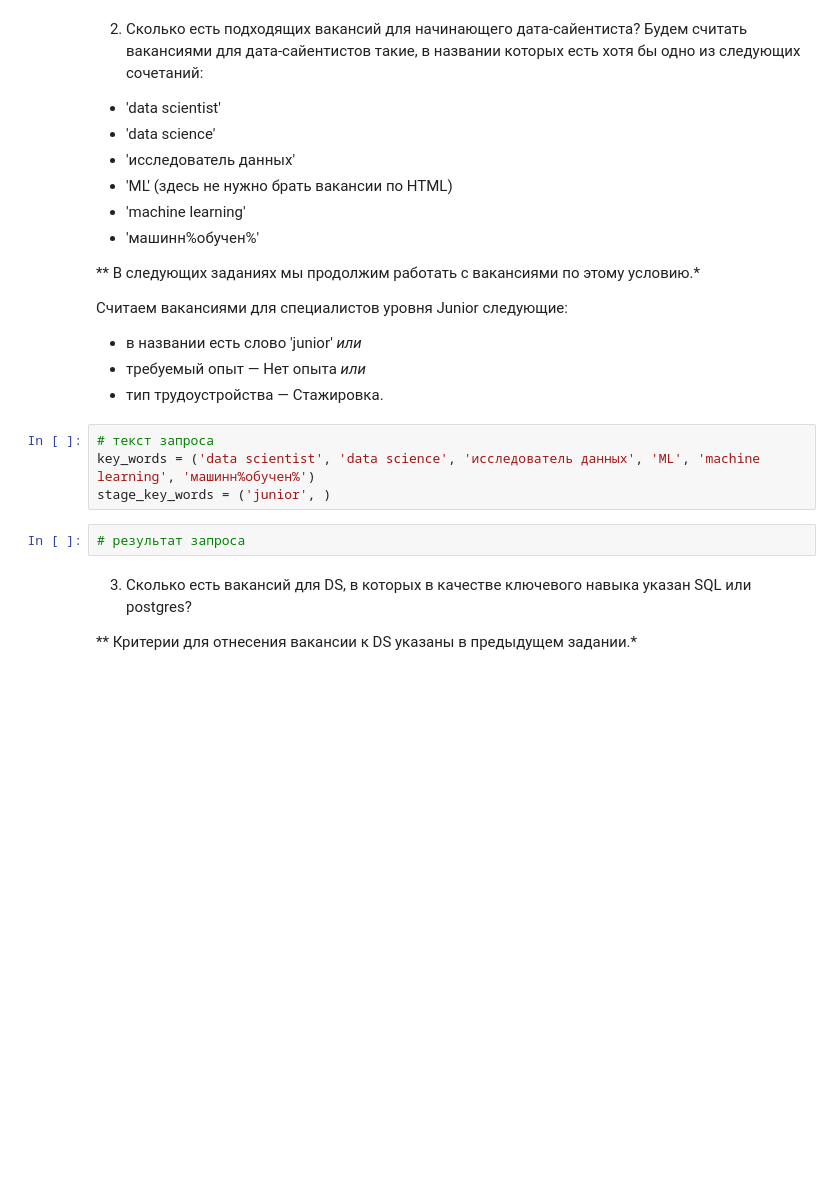
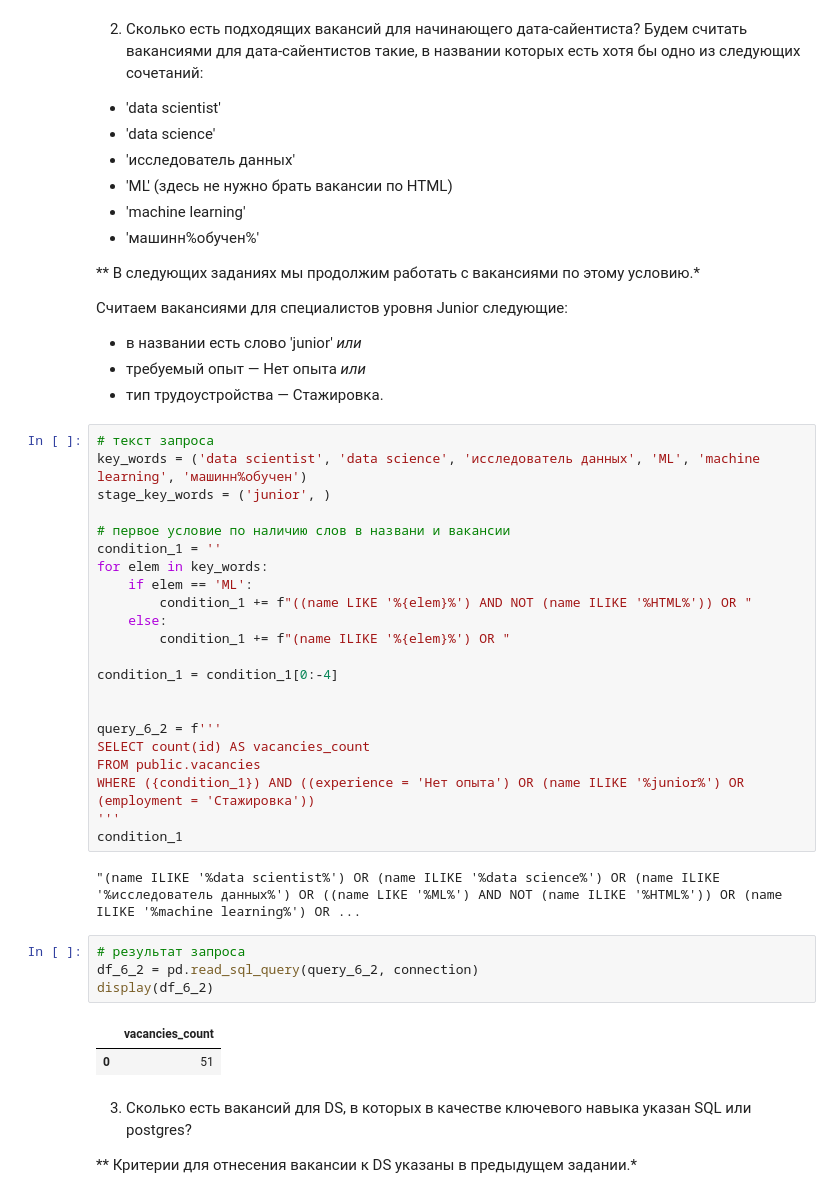
Before and after one commit to eartzhi/HH_project_2, a Jupyter notebook: Project_2_Ноутбук.ipynb, the cells around one changed output. Saved outputs shown, nothing was run; the diff lists cells and outputs as text; blank space fills up the shorter version.

```diff
--- a/Project_2_Ноутбук.ipynb
+++ b/Project_2_Ноутбук.ipynb
@@ -485,10 +484,35 @@ connection.close()
 * тип трудоустройства — Стажировка.
 # %%
 # текст запроса
-key_words = ('data scientist', 'data science', 'исследователь данных', 'ML', 'machine learning', 'машинн%обучен%')
+key_words = ('data scientist', 'data science', 'исследователь данных', 'ML', 'machine learning', 'машинн%обучен')
 stage_key_words = ('junior', )
+
+# первое условие по наличию слов в названи и вакансии
+condition_1 = ''
+for elem in key_words:
+    if elem == 'ML':
+        condition_1 += f"((name LIKE '%{elem}%') AND NOT (name ILIKE '%HTML%')) OR "
+    else:
+        condition_1 += f"(name ILIKE '%{elem}%') OR "
+
+condition_1 = condition_1[0:-4]
+
+
+query_6_2 = f'''
+SELECT count(id) AS vacancies_count
+FROM public.vacancies
+WHERE ({condition_1}) AND ((experience = 'Нет опыта') OR (name ILIKE '%junior%') OR (employment = 'Стажировка'))
+'''
+condition_1
+# %% [output]
+"(name ILIKE '%data scientist%') OR (name ILIKE '%data science%') OR (name ILIKE '%исследователь данных%') OR ((name LIKE '%ML%') AND NOT (name ILIKE '%HTML%')) OR (name ILIKE '%machine learning%') OR ...
 # %%
 # результат запроса
+df_6_2 = pd.read_sql_query(query_6_2, connection)
+display(df_6_2)
+# %% [output]
+|  | vacancies_count |
+| 0 | 51 |
 # %% [markdown]
 3. Сколько есть вакансий для DS, в которых в качестве ключевого навыка указан SQL или postgres?
 
```
Also changed, not shown: parts of 12 cells of this notebook.
